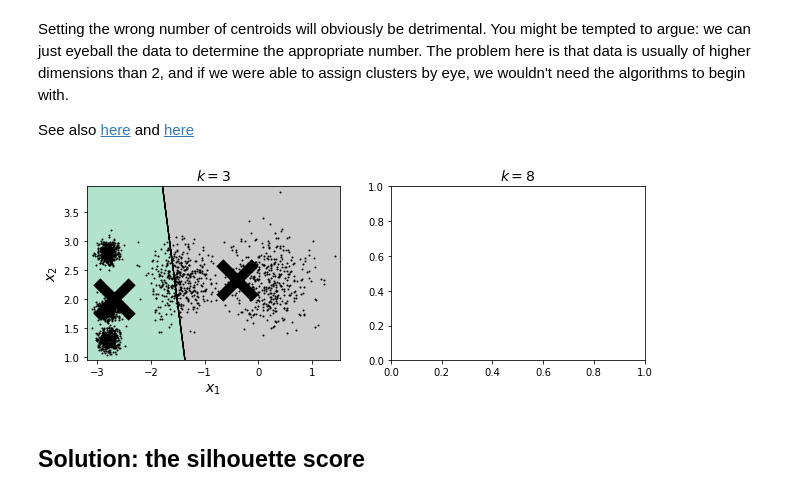
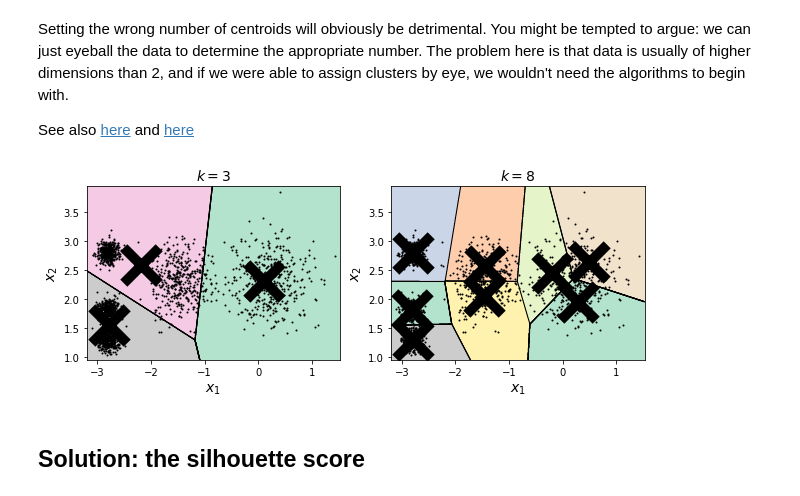
Before and after one commit to orchidalgia/CBM101, a Jupyter notebook: F_Machine_learning/1_Unsupervised-Learning/2_Clustering_modified.ipynb, the cells around one changed output. Drawn from its saved outputs; the diff is of its cells as text; code cells hidden in the pictures.

```diff
--- a/F_Machine_learning/1_Unsupervised-Learning/2_Clustering_modified.ipynb
+++ b/F_Machine_learning/1_Unsupervised-Learning/2_Clustering_modified.ipynb
@@ -133 +147,5 @@ plt.show()
+# %%
+# Exercise data
+
+X, y = make_blobs(n_samples=200, centers=5, random_state=16, cluster_std=1)
 # %% [markdown]
@@ -134,0 +154,8 @@ plt.show()
+# %%
+# a)
+model = KMeans(5, random_state=0)
+model.fit(X)
+
+y = model.predict(X)
+
+centroids = model.cluster_centers_
@@ -265,17 +294,17 @@ def plot_clusterer_comparison(clusterer1, clusterer2, X, title1=None, title2=Non
         plt.title(title1, fontsize=14)
 
     plt.subplot(122)
-
+    plot_decision_boundaries(clusterer2, X)
     if title2:
         plt.title(title2, fontsize=14)
 # %%
-kmeans_k3 = KMeans(n_clusters=2, random_state=42)
-kmeans_k8 = KMeans(n_clusters=20, random_state=42)
+kmeans_k3 = KMeans(n_clusters=3, random_state=42)
+kmeans_k8 = KMeans(n_clusters=8, random_state=42)
 
 plot_clusterer_comparison(kmeans_k3, kmeans_k8, X, "$k=3$", "$k=8$")
 plt.show()
 # %% [output]
-[figure, old version]
+[figure, new version]
 # %% [markdown]
 ## Solution: the silhouette score <a name="silhouette"></a>
 # %% [markdown]
```
Also changed, not shown: parts of 19 cells of this notebook, 7 other files.
